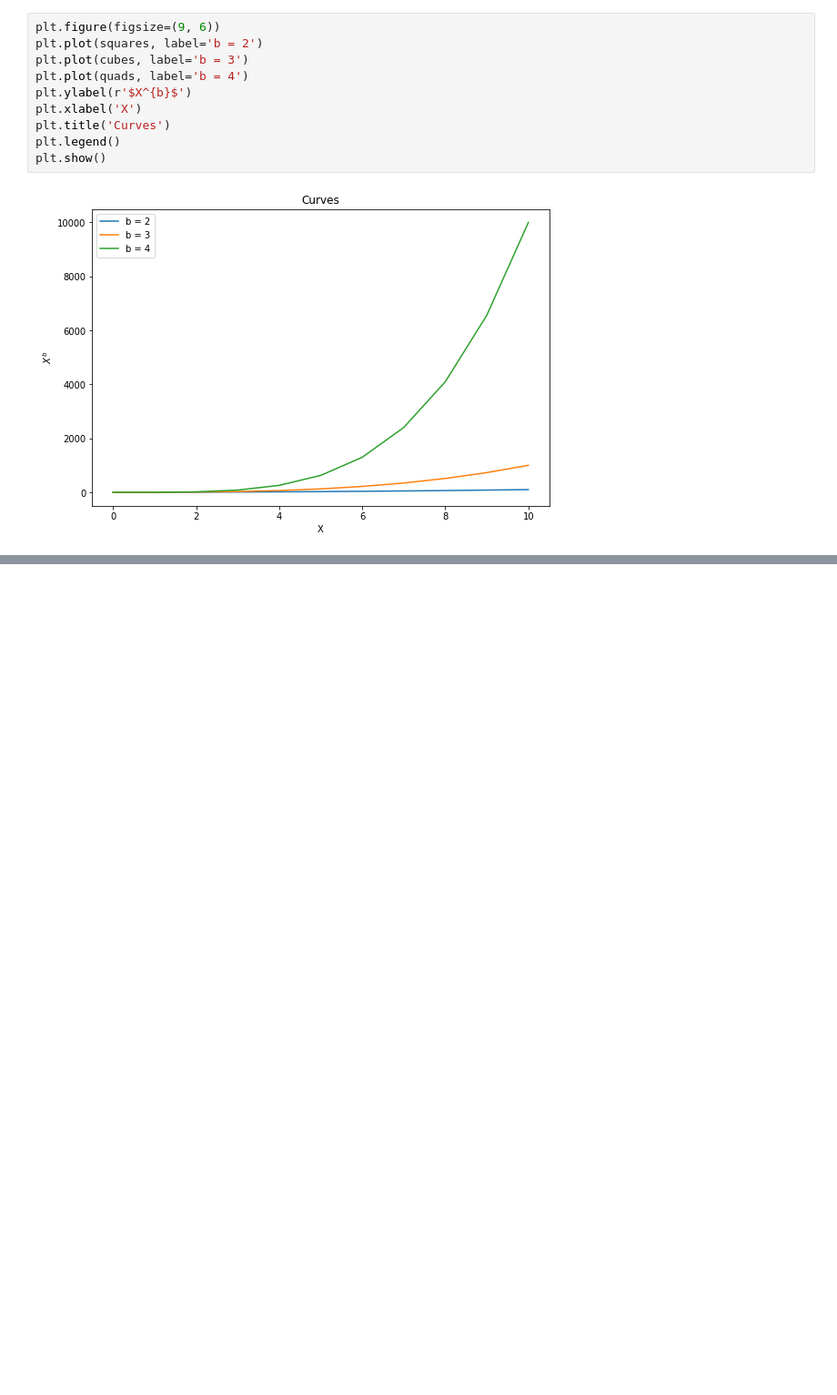
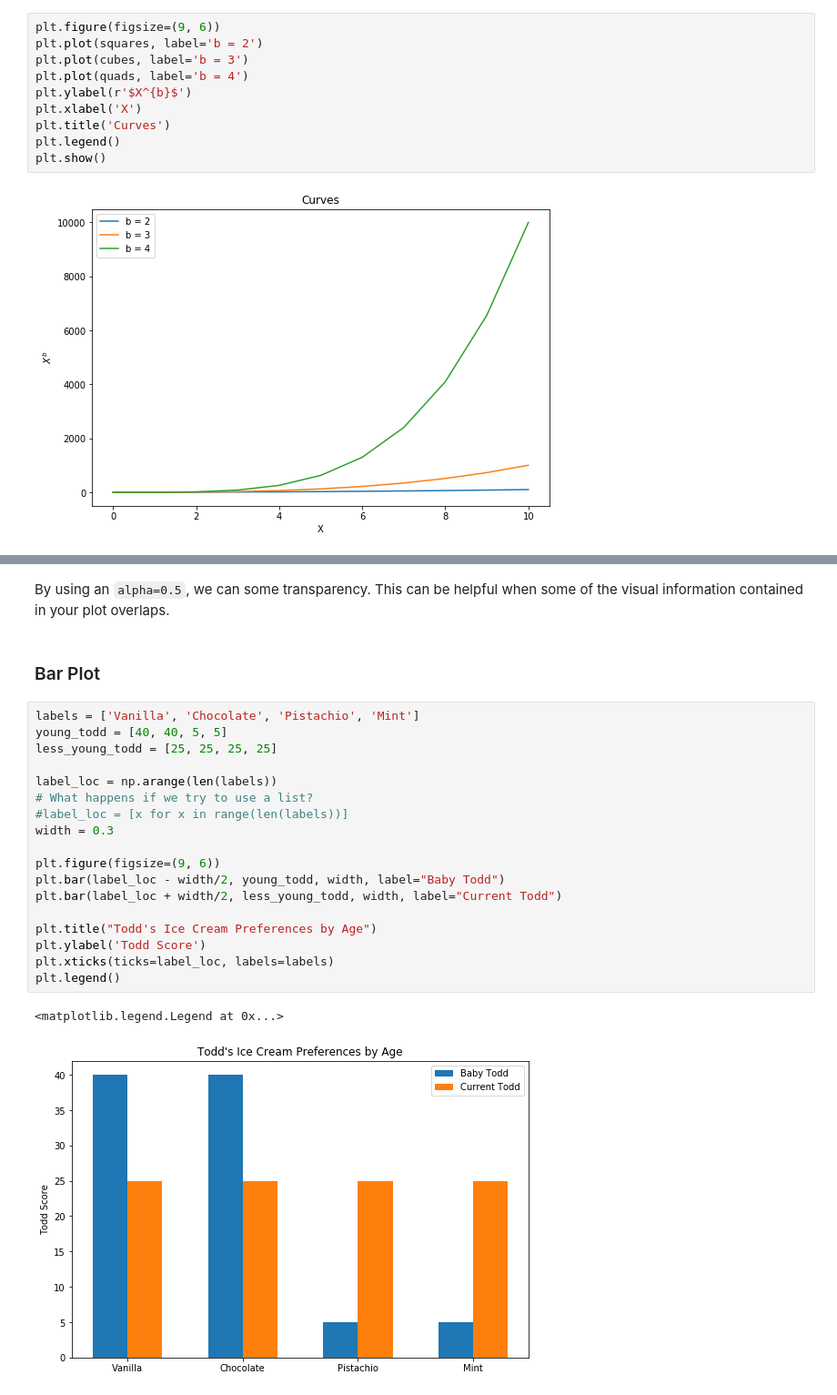
Before and after one commit to yngtodd/eleven, a Jupyter notebook: examples/notebooks/module_02_01_matplotlib_pyplot.ipynb, the cells around one changed output, grey strips where cells are left out. Shown at 91% size. Drawn from its saved outputs; the diff is of its cells as text; blank space fills up the shorter version.

```diff
--- a/examples/notebooks/module_02_01_matplotlib_pyplot.ipynb
+++ b/examples/notebooks/module_02_01_matplotlib_pyplot.ipynb
@@ -113,0 +140,25 @@ plt.show()
+# %% [markdown]
+By using an `alpha=0.5`, we can some transparency. This can be helpful when some of the visual information contained in your plot overlaps.
+# %% [markdown]
+### Bar Plot
+# %%
+labels = ['Vanilla', 'Chocolate', 'Pistachio', 'Mint']
+young_todd = [40, 40, 5, 5]
+less_young_todd = [25, 25, 25, 25]
+
+label_loc = np.arange(len(labels))
+# What happens if we try to use a list?
+#label_loc = [x for x in range(len(labels))]
+width = 0.3
+
+plt.figure(figsize=(9, 6))
+plt.bar(label_loc - width/2, young_todd, width, label="Baby Todd")
+plt.bar(label_loc + width/2, less_young_todd, width, label="Current Todd")
+
+plt.title("Todd's Ice Cream Preferences by Age")
+plt.ylabel('Todd Score')
+plt.xticks(ticks=label_loc, labels=labels)
+plt.legend()
+# %% [output]
+<matplotlib.legend.Legend at 0x...>
+[figure, added]
```
Also changed, not shown: parts of 10 cells of this notebook, 1 other file.
